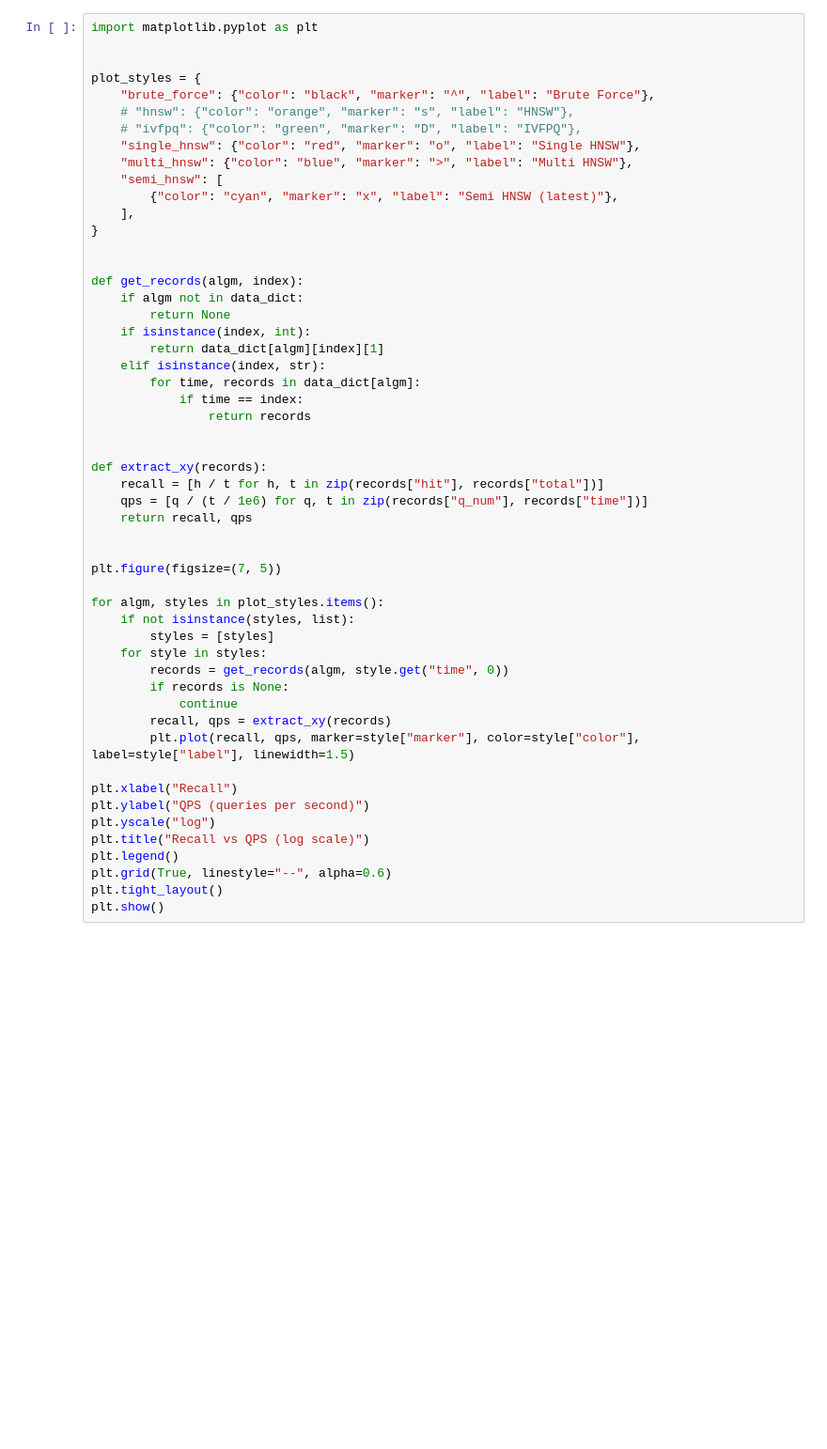
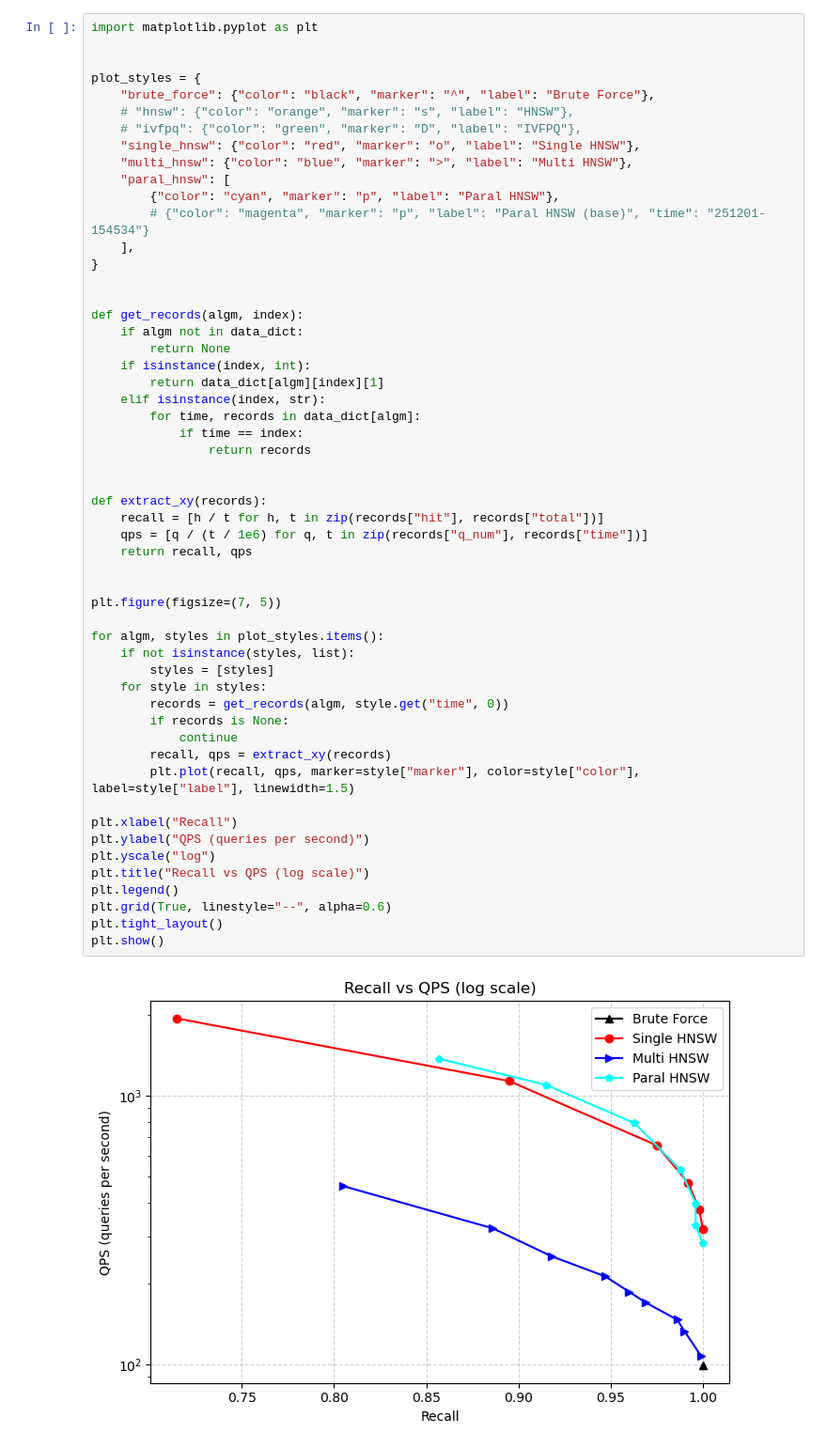
Before and after one commit to t0ush1/VectorSetSearch, a Jupyter notebook: plot/demo_plot.ipynb, the cells around one changed output. Shown at 94% size. Cells and saved outputs as stored; diff of their text form; blank space fills up the shorter version.

```diff
--- a/plot/demo_plot.ipynb
+++ b/plot/demo_plot.ipynb
@@ -51,8 +73,9 @@ plot_styles = {
     # "ivfpq": {"color": "green", "marker": "D", "label": "IVFPQ"},
     "single_hnsw": {"color": "red", "marker": "o", "label": "Single HNSW"},
     "multi_hnsw": {"color": "blue", "marker": ">", "label": "Multi HNSW"},
-    "semi_hnsw": [
-        {"color": "cyan", "marker": "x", "label": "Semi HNSW (latest)"},
+    "paral_hnsw": [
+        {"color": "cyan", "marker": "p", "label": "Paral HNSW"},
+        # {"color": "magenta", "marker": "p", "label": "Paral HNSW (base)", "time": "251201-154534"}
     ],
 }
 
@@ -67,33 +90,35 @@ def get_records(algm, index):
             if time == index:
                 return records
 
 
 def extract_xy(records):
     recall = [h / t for h, t in zip(records["hit"], records["total"])]
     qps = [q / (t / 1e6) for q, t in zip(records["q_num"], records["time"])]
     return recall, qps
 
 
 plt.figure(figsize=(7, 5))
 
 for algm, styles in plot_styles.items():
     if not isinstance(styles, list):
         styles = [styles]
     for style in styles:
         records = get_records(algm, style.get("time", 0))
         if records is None:
             continue
         recall, qps = extract_xy(records)
         plt.plot(recall, qps, marker=style["marker"], color=style["color"], label=style["label"], linewidth=1.5)
 
 plt.xlabel("Recall")
 plt.ylabel("QPS (queries per second)")
 plt.yscale("log")
 plt.title("Recall vs QPS (log scale)")
 plt.legend()
 plt.grid(True, linestyle="--", alpha=0.6)
 plt.tight_layout()
 plt.show()
+# %% [output]
+[figure, added]
 # %%
 import matplotlib.pyplot as plt
 
```
Also changed, not shown: parts of 2 cells of this notebook, 8 other files.
